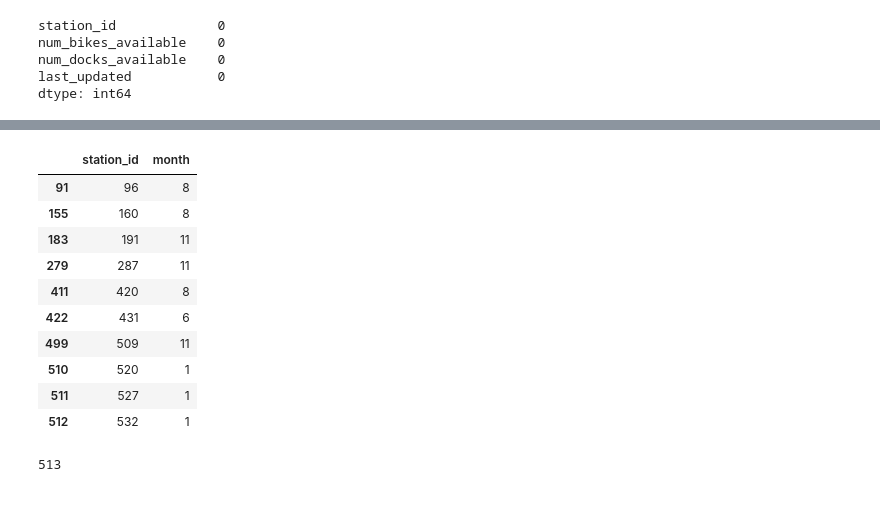
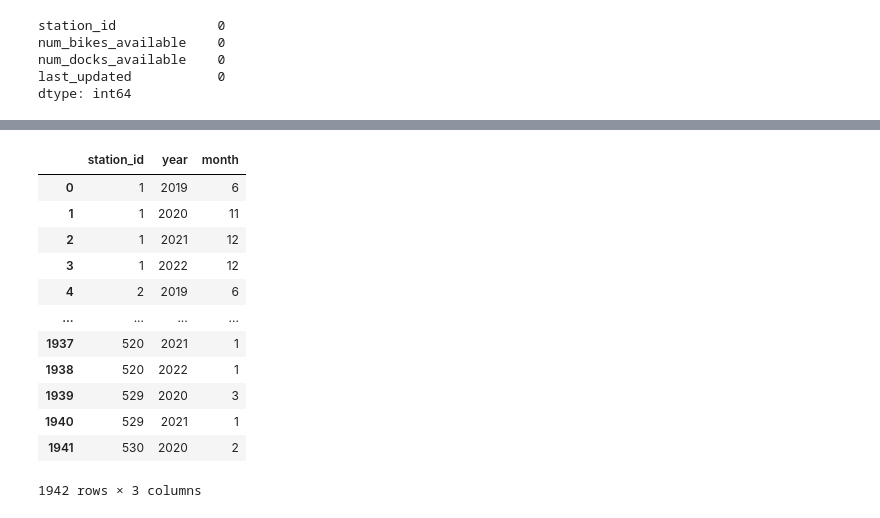
Before and after one commit to jadelaossa/bike-availability-prediction, a Jupyter notebook: notebooks/1.0-jdf-initial-data-exploration.ipynb, the cells around one changed output, grey strips where cells are left out. Drawn from its saved outputs; the diff is of its cells as text; code cells hidden in the pictures.

```diff
--- a/notebooks/1.0-jdf-initial-data-exploration.ipynb
+++ b/notebooks/1.0-jdf-initial-data-exploration.ipynb
@@ -195,9 +153,13 @@ def load_table(year, month, month_name):
             - num_docks_available: Number of available docks at the station
     """
     bicing_status_cols = ['last_updated', 'station_id', 'num_bikes_available', 'num_docks_available']
-    return pd.read_csv(fr'..\data\raw\bicing_stations_status\{year}\{year}_{month:02d}_{month_name}_BicingNou_ESTACIONS.csv', usecols=bicing_status_cols)
+    file_path = fr'..\data\raw\bicing_stations_status\{year}\{year}_{month:02d}_{month_name}_BicingNou_ESTACIONS.csv'
+    try:
+        return clean_bicing_status(pd.read_csv(file_path, usecols=bicing_status_cols))
+    except FileNotFoundError:
+        return None
 # %%
 i2m = list(zip(range(1, 13), ['Gener', 'Febrer', 'Març', 'Abril', 'Maig', 'Juny', 'Juliol', 'Agost', 'Setembre', 'Octubre', 'Novembre', 'Desembre']))
 
-bicing_status = pd.concat([tweak_bicing_status(load_table(year, month, month_name)) for year in tqdm([2022]) for month, month_name in tqdm(i2m)])
+bicing_status = pd.concat([load_table(year, month, month_name) for year in tqdm([2019, 2020, 2021, 2022]) for month, month_name in tqdm(i2m) if load_table(year, month, month_name) is not None])
 # %%
@@ -265,0 +221,29 @@ array([287, 411, 125, 373,  98, 123, 224, 378,  89, 148,   2, 425, 342,
+# %%
+def tweak_bicing_status(df):
+    """Performs additional tweaks on the data after the cleaning including aggregating data, sorting, and calculating the percentage of docks available and other required features.
+
+    Args:
+        df (DataFrame):
+
+    Returns:
+        DataFrame:
+    """
+    def float64_to_float32(df_):
+        cols = df_.select_dtypes('float64')
+        return (df_
+                .astype({col:'float32' for col in cols}))
+    return (df
+            .groupby(by=['station_id', 'year', 'month', 'day', 'weekday', 'hour', 'weekend'], as_index=False).agg({'num_bikes_available': 'median', 'num_docks_available': 'median'})
+            .sort_values(by=['station_id', 'year', 'month', 'day', 'hour'])
+            .assign(percentage_docks_available=lambda df_: df_['num_docks_available']/(df_['num_docks_available'] + df_['num_bikes_available']),
+                    ctx_1=lambda df_: df_['percentage_docks_available'].shift(1),
+                    ctx_2=lambda df_: df_['percentage_docks_available'].shift(2),
+                    ctx_3=lambda df_: df_['percentage_docks_available'].shift(3),
+                    ctx_4=lambda df_: df_['percentage_docks_available'].shift(4),
+                )
+            .pipe(float64_to_float32)
+            .dropna()
+            .loc[:, ['station_id', 'year', 'month', 'day', 'weekday', 'weekend', 'hour', 'num_bikes_available', 'num_docks_available', 'ctx_1', 'ctx_2', 'ctx_3', 'ctx_4', 'percentage_docks_available']]
+    )
+# %%
+bicing_status = tweak_bicing_status(bicing_status)
@@ -266,18 +315,16 @@ array([287, 411, 125, 373,  98, 123, 224, 378,  89, 148,   2, 425, 342,
 # %%
-bicing_status.groupby('station_id', as_index=False).agg({'month': 'nunique'})#.query('month != 12')
+bicing_status.groupby(by=['station_id', 'year'], as_index=False).agg({'month': 'nunique'})
 # %% [output]
-|  | station_id | month |
-| 91 | 96 | 8 |
-| 155 | 160 | 8 |
-| 183 | 191 | 11 |
-| 279 | 287 | 11 |
-| 411 | 420 | 8 |
-| 422 | 431 | 6 |
-| 499 | 509 | 11 |
-| 510 | 520 | 1 |
-| 511 | 527 | 1 |
-| 512 | 532 | 1 |
+|  | station_id | year | month |
+| 0 | 1 | 2019 | 6 |
+| 1 | 1 | 2020 | 11 |
+| 2 | 1 | 2021 | 12 |
+| 3 | 1 | 2022 | 12 |
+| 4 | 2 | 2019 | 6 |
+| ... | ... | ... | ... |
+| 1937 | 520 | 2021 | 1 |
+| 1938 | 520 | 2022 | 1 |
+| 1939 | 529 | 2020 | 3 |
+| 1940 | 529 | 2021 | 1 |
+| 1941 | 530 | 2020 | 2 |
+1942 rows × 3 columns
-# %%
-bicing_status['station_id'].nunique()
-# %% [output]
-513
```
Also changed, not shown: parts of 22 cells of this notebook.
